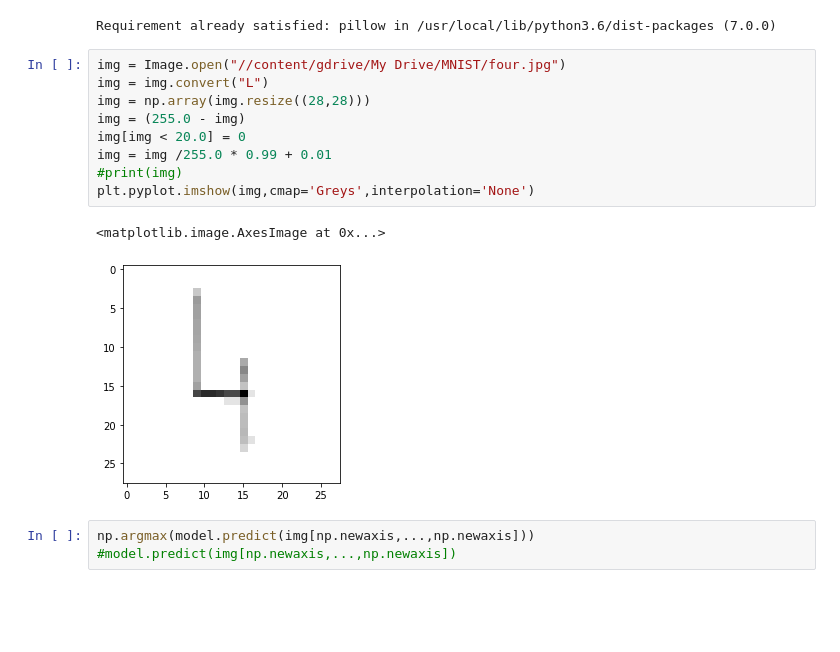
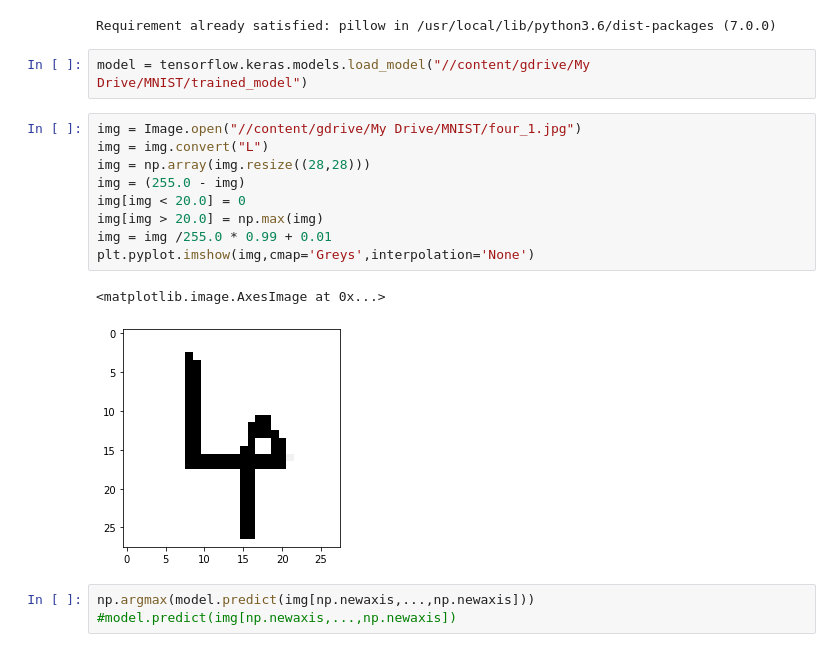
Before and after one commit to rajeshvalluri/MNIST_TF, a Jupyter notebook: MNIST_TF.ipynb, the cells around one changed output. Saved outputs shown, nothing was run; the diff lists cells and outputs as text; blank space fills up the shorter version.

```diff
--- a/MNIST_TF.ipynb
+++ b/MNIST_TF.ipynb
@@ -157,18 +157,20 @@ np.argmax(model.predict(pred_image[np.newaxis,...,np.newaxis]))
 pip install pillow
 # %% [output]
 Requirement already satisfied: pillow in /usr/local/lib/python3.6/dist-packages (7.0.0)
+# %%
+model = tensorflow.keras.models.load_model("//content/gdrive/My Drive/MNIST/trained_model")
 # %%
-img = Image.open("//content/gdrive/My Drive/MNIST/four.jpg")
+img = Image.open("//content/gdrive/My Drive/MNIST/four_1.jpg")
 img = img.convert("L")
 img = np.array(img.resize((28,28)))
 img = (255.0 - img)
 img[img < 20.0] = 0
+img[img > 20.0] = np.max(img)
 img = img /255.0 * 0.99 + 0.01
-#print(img)
 plt.pyplot.imshow(img,cmap='Greys',interpolation='None')
 # %% [output]
 <matplotlib.image.AxesImage at 0x...>
-[figure, old version]
+[figure, new version]
 # %%
 np.argmax(model.predict(img[np.newaxis,...,np.newaxis]))
 #model.predict(img[np.newaxis,...,np.newaxis])
```
